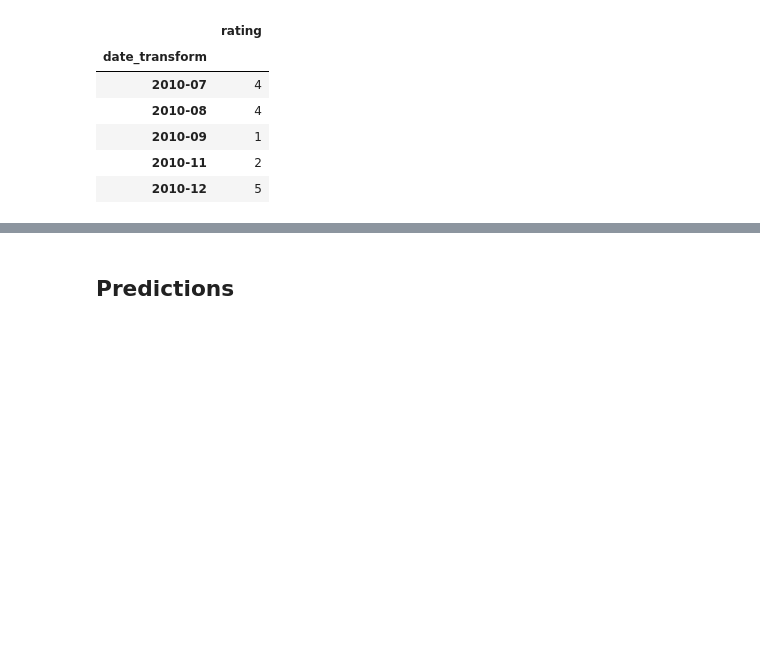
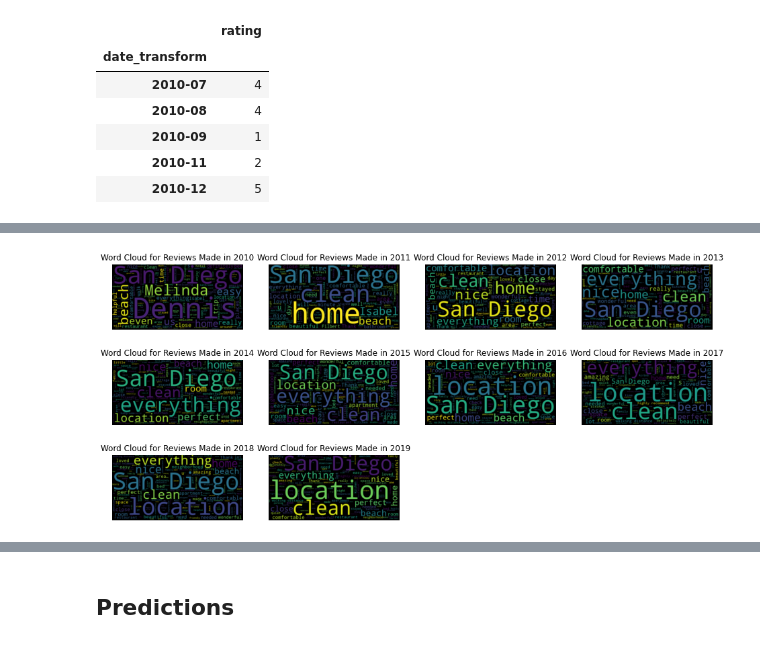
Before and after one commit to XueyangSong/cogs108EC, a Jupyter notebook: EC.ipynb, the cells around one changed output, grey strips where cells are left out. Saved outputs shown, nothing was run; the diff lists cells and outputs as text; code cells hidden in the pictures; blank space fills up the shorter version.

```diff
--- a/EC.ipynb
+++ b/EC.ipynb
@@ -338,0 +356,12 @@ df["rating_transform"] = df["rating"].apply(lambda x: int(int(x)%10))
+# %%
+fig = plt.figure(figsize=(16, 10))
+for i in range(0, 10):
+    year = 2010 + i
+    title = "Word Cloud for Reviews Made in " + str(year)
+    ax = fig.add_subplot(4, 4, i + 1)
+    plt.title(label=title)
+    wc = WordCloud(stopwords=NEW_STOPWORDS).generate(str(words_by_year[list(words_by_year.keys())[i]]))
+    ax.imshow(wc, interpolation="bilinear")
+    ax.axis("off")
+# %% [output]
+[figure, added]
```
Also changed, not shown: parts of 20 cells of this notebook, 1 other file.
